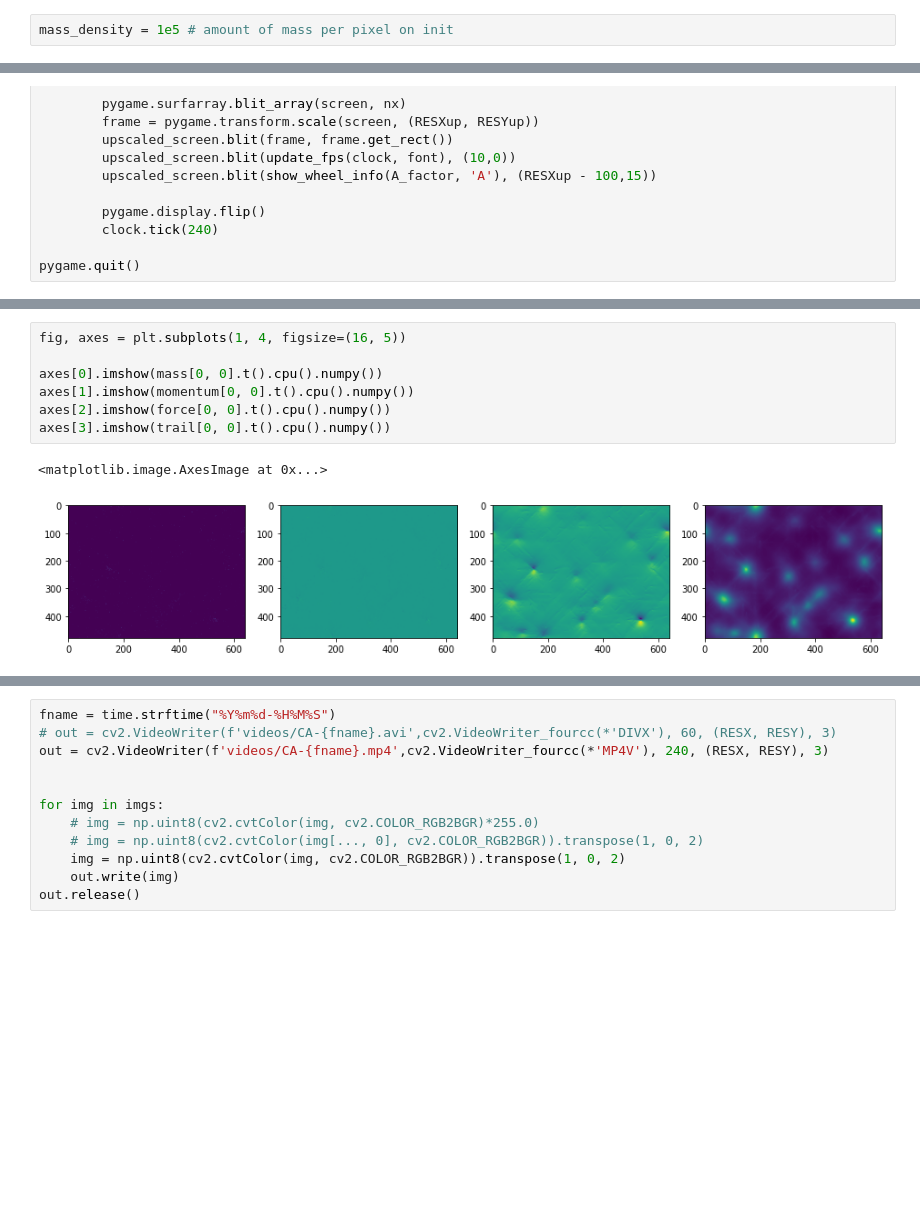
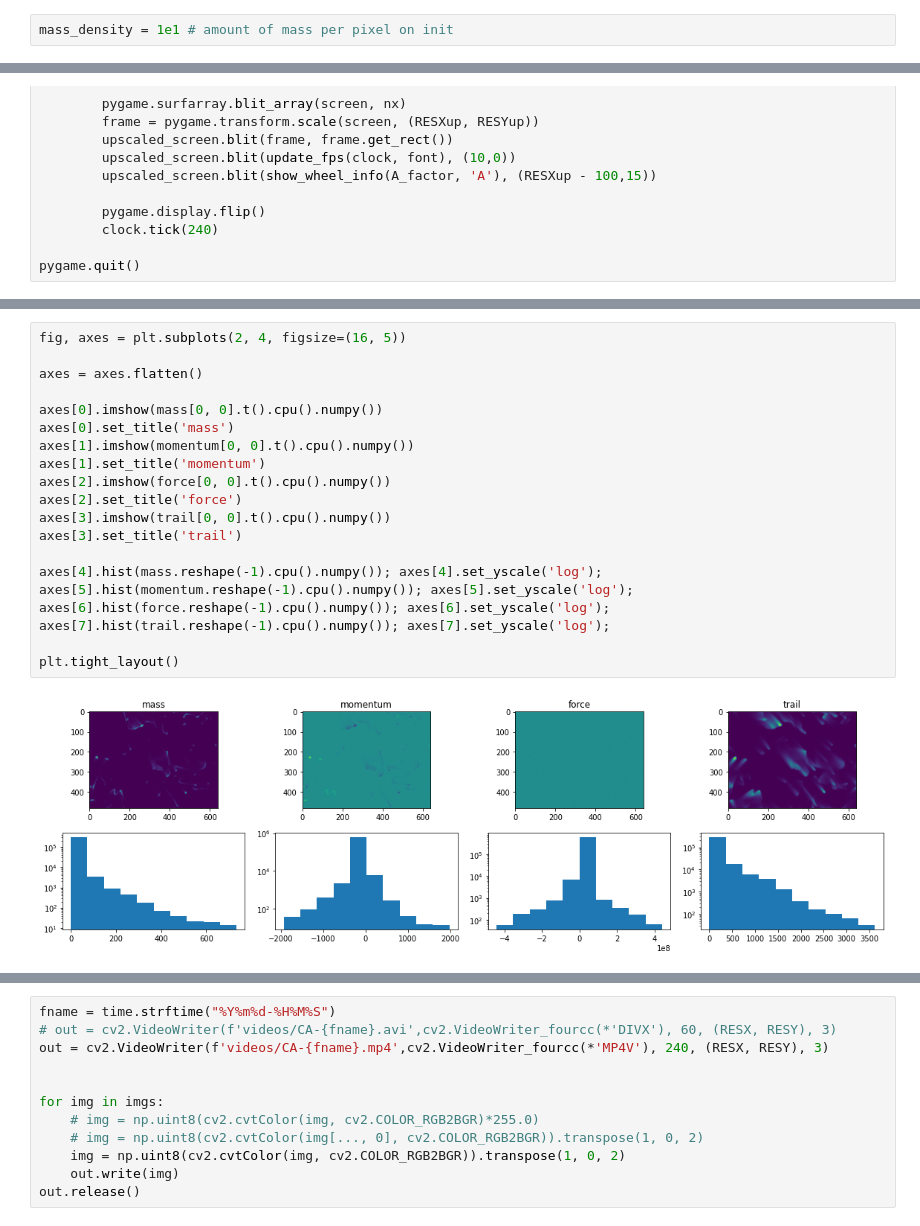
Before and after one commit to heysoos/neuralart, a Jupyter notebook: notebooks/physarumCA_pygame.ipynb, the cells around one changed output, grey strips where cells are left out. Cells and saved outputs as stored; diff of their text form; blank space fills up the shorter version.

```diff
--- a/notebooks/physarumCA_pygame.ipynb
+++ b/notebooks/physarumCA_pygame.ipynb
@@ -29,7 +29,7 @@ Hello from the pygame community. https://www.pygame.org/contribute.html
 # %load_ext autoreload
 # %autoreload 2
 # %%
-mass_density = 1e5 # amount of mass per pixel on init
+mass_density = 1e1 # amount of mass per pixel on init
 # %%
 def LMB_make(state, r=5, s=1):
     '''
@@ -287,13 +292,25 @@ plt.imshow(torch.atan2(velocity[[0]], velocity[1])[[0]][0, 0].cpu().numpy().tran
 # %%
-fig, axes = plt.subplots(1, 4, figsize=(16, 5))
+fig, axes = plt.subplots(2, 4, figsize=(16, 5))
+
+axes = axes.flatten()
 
 axes[0].imshow(mass[0, 0].t().cpu().numpy())
+axes[0].set_title('mass')
 axes[1].imshow(momentum[0, 0].t().cpu().numpy())
+axes[1].set_title('momentum')
 axes[2].imshow(force[0, 0].t().cpu().numpy())
+axes[2].set_title('force')
 axes[3].imshow(trail[0, 0].t().cpu().numpy())
+axes[3].set_title('trail')
+
+axes[4].hist(mass.reshape(-1).cpu().numpy()); axes[4].set_yscale('log');
+axes[5].hist(momentum.reshape(-1).cpu().numpy()); axes[5].set_yscale('log');
+axes[6].hist(force.reshape(-1).cpu().numpy()); axes[6].set_yscale('log');
+axes[7].hist(trail.reshape(-1).cpu().numpy()); axes[7].set_yscale('log');
+
+plt.tight_layout()
 # %% [output]
-<matplotlib.image.AxesImage at 0x...>
-[figure, old version]
+[figure, new version]
 # %%
 plt.hist(trail.cpu().numpy().reshape(-1)); plt.yscale('log')
 # %% [output]
```
Also changed, not shown: parts of 9 cells of this notebook, 3 other files.
